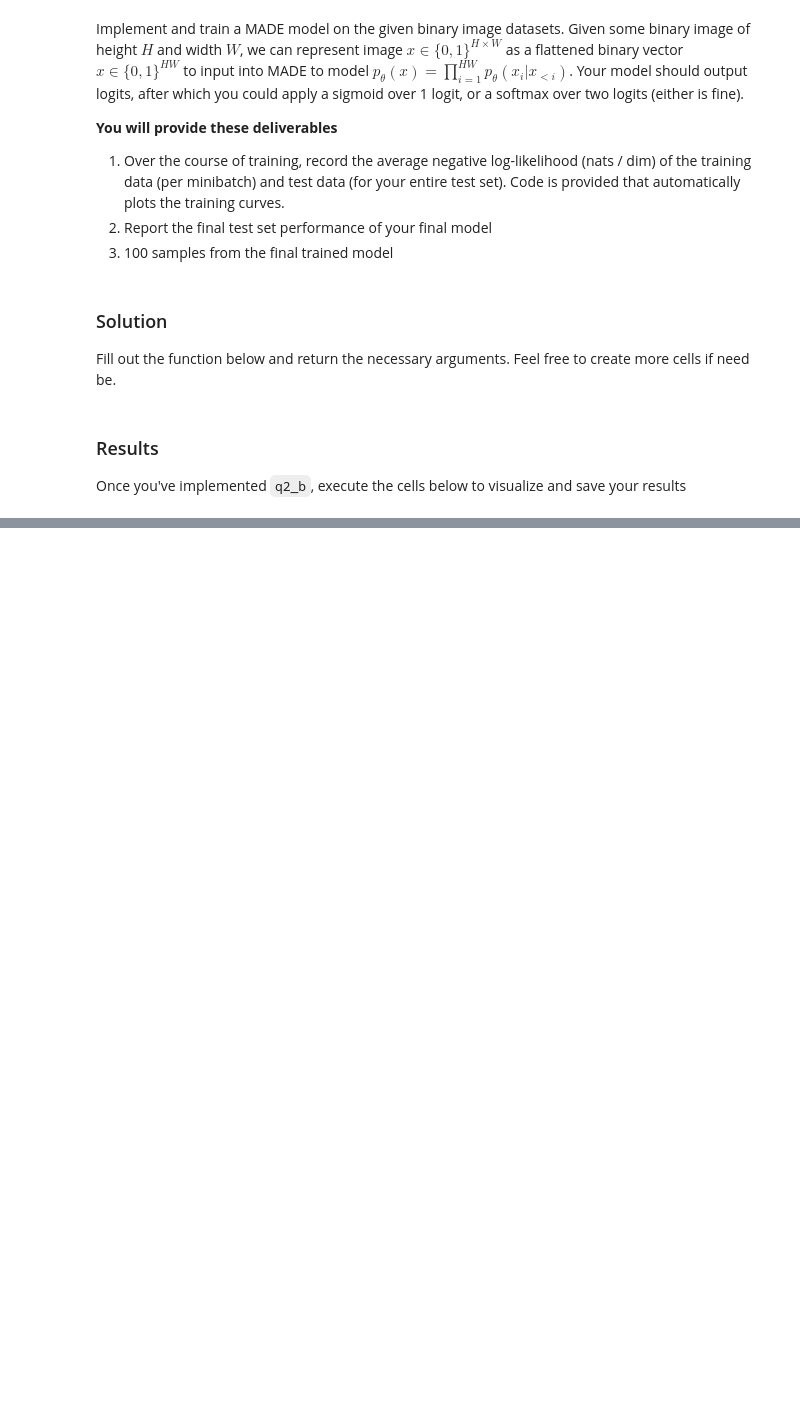
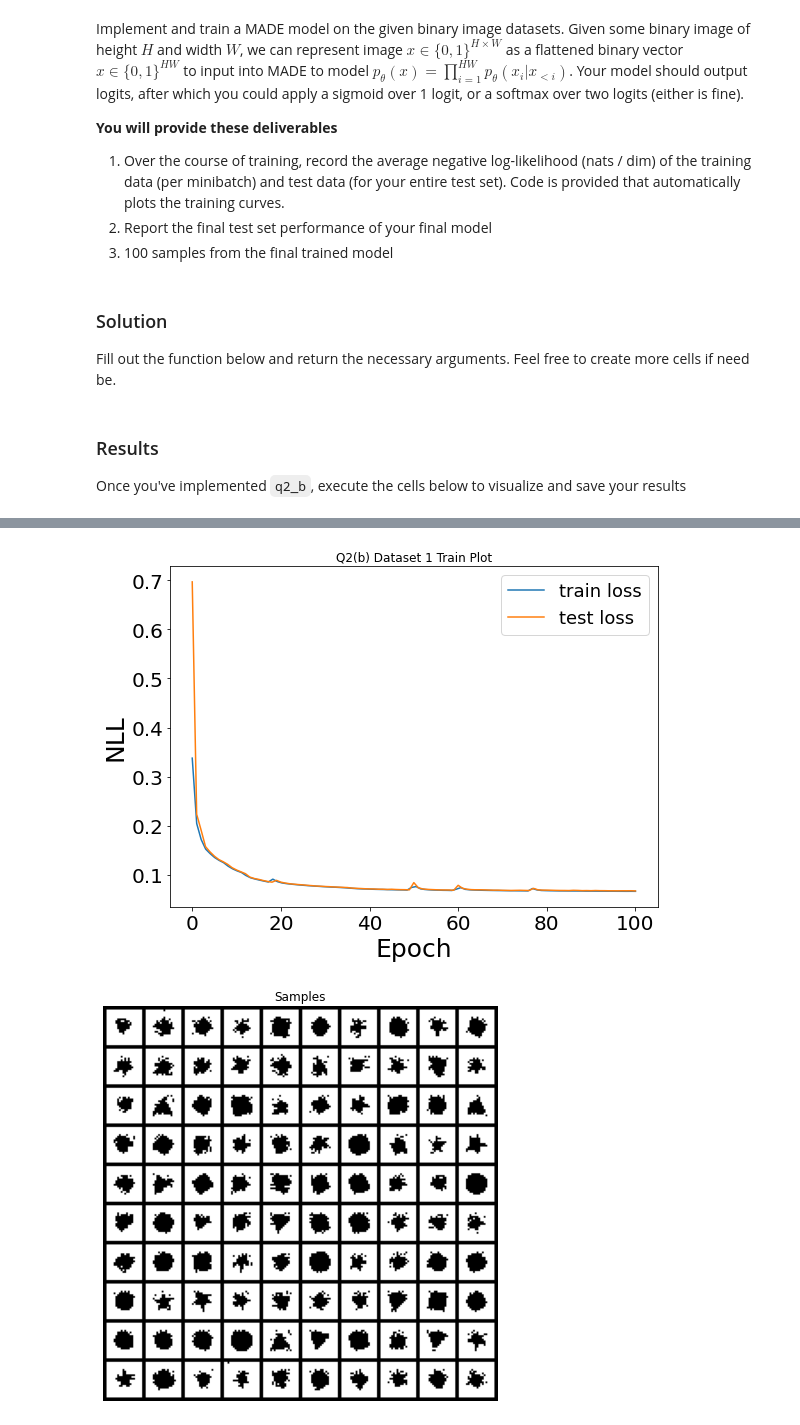
Before and after one commit to breengles/dul_2021, a Jupyter notebook: Homework1_MADE.ipynb, the cells around one changed output, grey strips where cells are left out. Saved outputs shown, nothing was run; the diff lists cells and outputs as text; code cells hidden in the pictures; blank space fills up the shorter version.

```diff
--- a/Homework1_MADE.ipynb
+++ b/Homework1_MADE.ipynb
@@ -91,7 +118,7 @@ Implement and train a MADE model on the given binary image datasets. Given some
 ### Solution
 Fill out the function below and return the necessary arguments. Feel free to create more cells if need be.
 # %%
-def q1_b(train_data, test_data, image_shape, dset_id):
+def q1_b(train_data, test_data, image_shape, dset_id, epochs=100, lr=1e-3, l2=0, n_samples=100, device="cpu"):
     """
     train_data: A (n_train, H, W, 1) uint8 numpy array of binary images with values in {0, 1}
     test_data: An (n_test, H, W, 1) uint8 numpy array of binary images with values in {0, 1}
@@ -104,6 +131,22 @@ def q1_b(train_data, test_data, image_shape, dset_id):
     - a (# of epochs + 1,) numpy array of test_losses evaluated once at initialization and after each epoch
     - a numpy array of size (100, H, W, 1) of samples with values in {0, 1}
     """
+    train = get_img_dataloader(train_data)
+    test = get_img_dataloader(test_data)
+
+    d = 2
+    h, w = image_shape
+    inp_dim = out_dim = h * w
+
+    model = MADE((128, 128, 128), inp_dim, out_dim, d).to(device)
+    model, train_loss, test_loss = model.fit(train, test, epochs, lr, l2)
+
+    samples = []
+    for _ in trange(n_samples, desc="Sampling..."):
+        samples.append(model.sample().cpu().numpy())
+    samples = np.argmax(samples, axis=-1).reshape(n_samples, h, w, 1)
+
+    return train_loss, test_loss, samples
 # %% [markdown]
 ### Results
 
@@ -122,0 +154,3 @@ Final Test Loss: 0.1911
+# %%
+q1_save_results(1, 'b', lambda train, test, img_shape, dset_id: q1_b(train, test, img_shape, dset_id, epochs=100, lr=1e-3, l2=0, n_samples=100))
+# %% [output]
@@ -122,0 +158,2 @@ Final Test Loss: 0.1911
+[figure, added]
+[figure, added]
```
Also changed, not shown: parts of 15 cells of this notebook, 11 other files.
